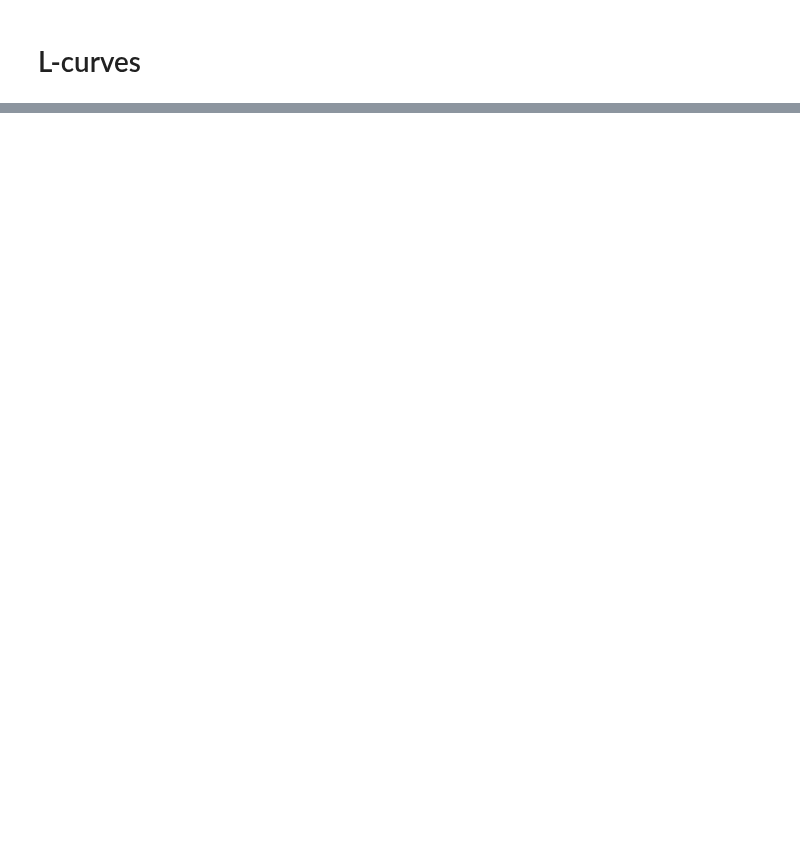
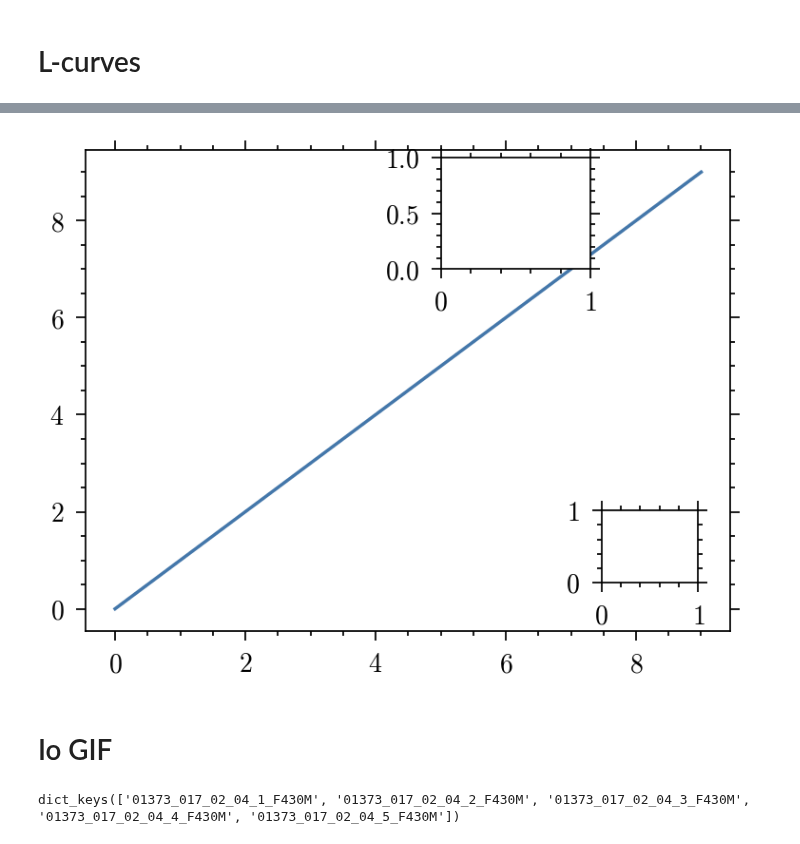
Before and after one commit to maxecharles/dorito_notebooks, a Jupyter notebook: paper_figs.ipynb, the cells around one changed output, grey strips where cells are left out. Drawn from its saved outputs; the diff is of its cells as text; code cells hidden in the pictures; blank space fills up the shorter version.

```diff
--- a/paper_figs.ipynb
+++ b/paper_figs.ipynb
@@ -577,0 +949,21 @@ plt.show()
+# %%
+fig, ax = plt.subplots()
+ax.plot(range(10))
+axin1 = ax.inset_axes([0.8, 0.1, 0.15, 0.15])
+axin2 = ax.inset_axes([5, 7, 2.3, 2.3], transform=ax.transData)
+# %% [output]
+[figure, added]
+# %% [markdown]
+# Io GIF
+# %%
+# path = "/Users/mc/data/nt_outputs/IO/4378318/8/"
+path = save_path + "/io/4984113/15/"
+
+params = np.load(path + "/params.npy", allow_pickle=True).item()
+print(params["log_dist"].keys())
+
+dists = [
+    get_dist(path + "/params.npy", key, norm=False) for key in params["log_dist"].keys()
+]
+# %% [output]
+dict_keys(['01373_017_02_04_1_F430M', '01373_017_02_04_2_F430M', '01373_017_02_04_3_F430M', '01373_017_02_04_4_F430M', '01373_017_02_04_5_F430M'])
```
Also changed, not shown: parts of 21 cells of this notebook, 1 other file.
